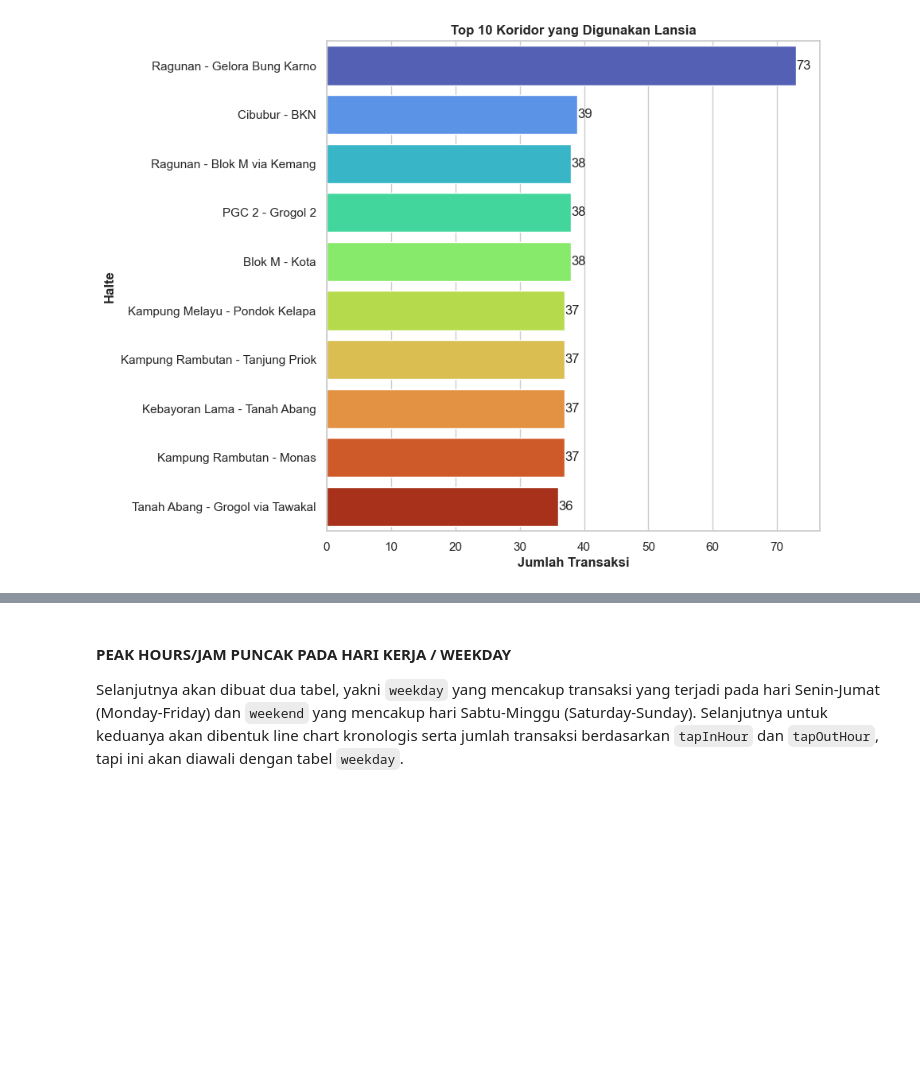
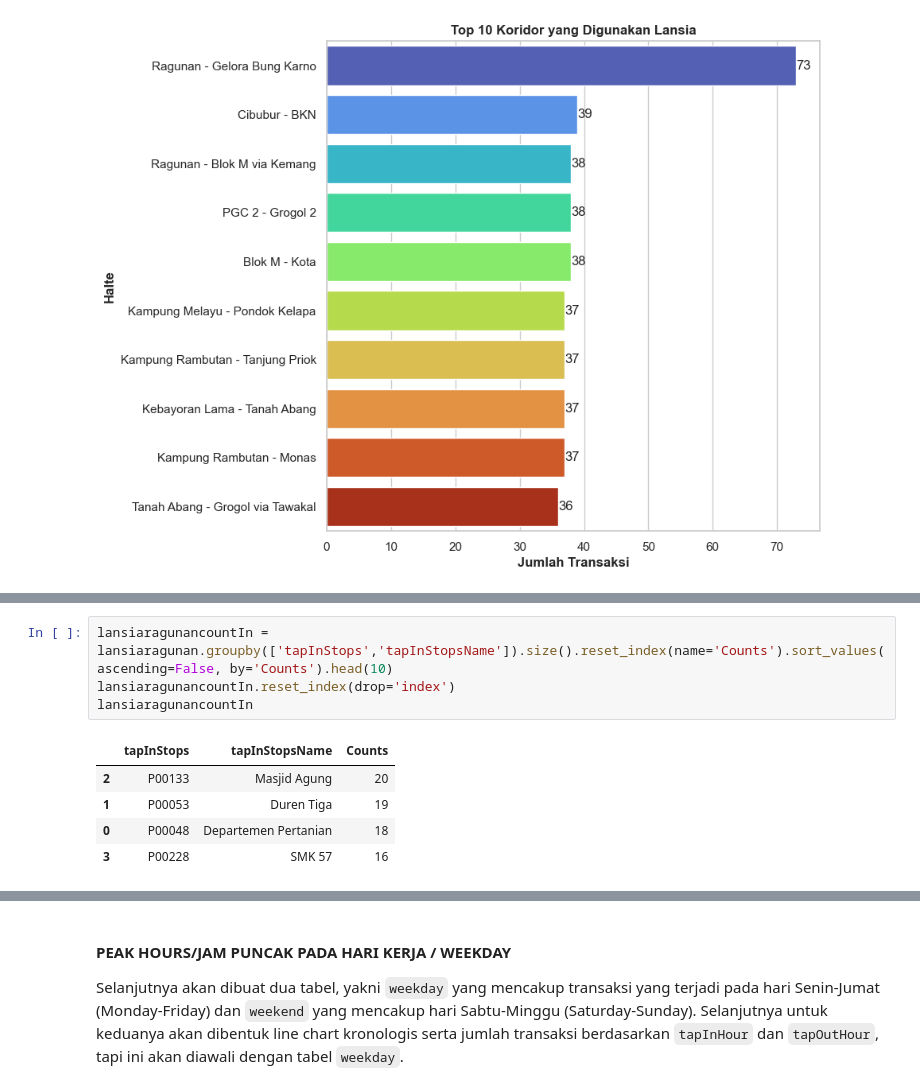
Before and after one commit to andreashp96/CapstoneModule2, a Jupyter notebook: Capstone2Andreas.ipynb, the cells around one changed output, grey strips where cells are left out. Drawn from its saved outputs; the diff is of its cells as text; blank space fills up the shorter version.

```diff
--- a/Capstone2Andreas.ipynb
+++ b/Capstone2Andreas.ipynb
@@ -1013,0 +1033,10 @@ Text(0, 0.5, 'Halte')
+# %%
+lansiaragunancountIn = lansiaragunan.groupby(['tapInStops','tapInStopsName']).size().reset_index(name='Counts').sort_values(ascending=False, by='Counts').head(10)
+lansiaragunancountIn.reset_index(drop='index')
+lansiaragunancountIn
+# %% [output]
+|  | tapInStops | tapInStopsName | Counts |
+| 2 | P00133 | Masjid Agung | 20 |
+| 1 | P00053 | Duren Tiga | 19 |
+| 0 | P00048 | Departemen Pertanian | 18 |
+| 3 | P00228 | SMK 57 | 16 |
```
Also changed, not shown: parts of 9 cells of this notebook.
